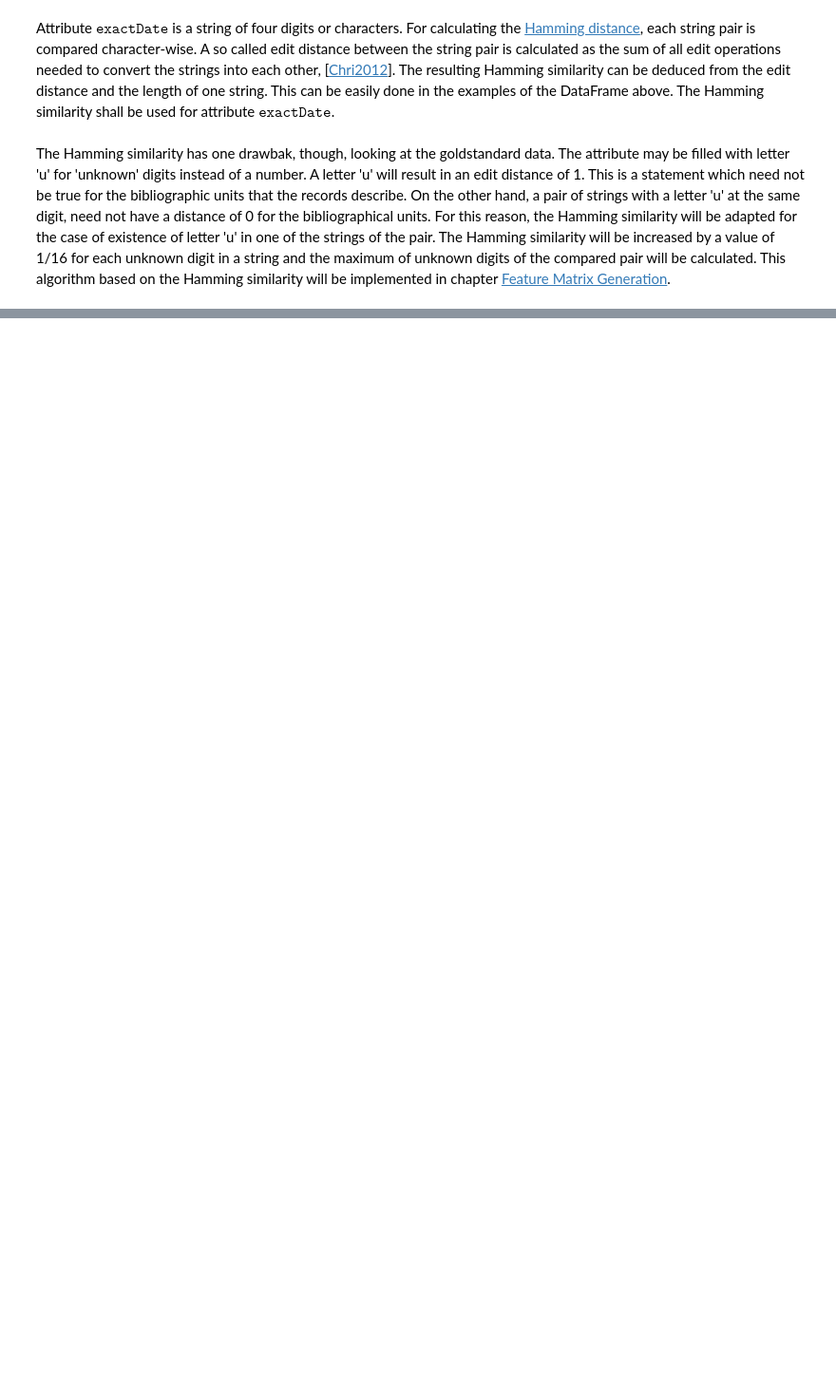
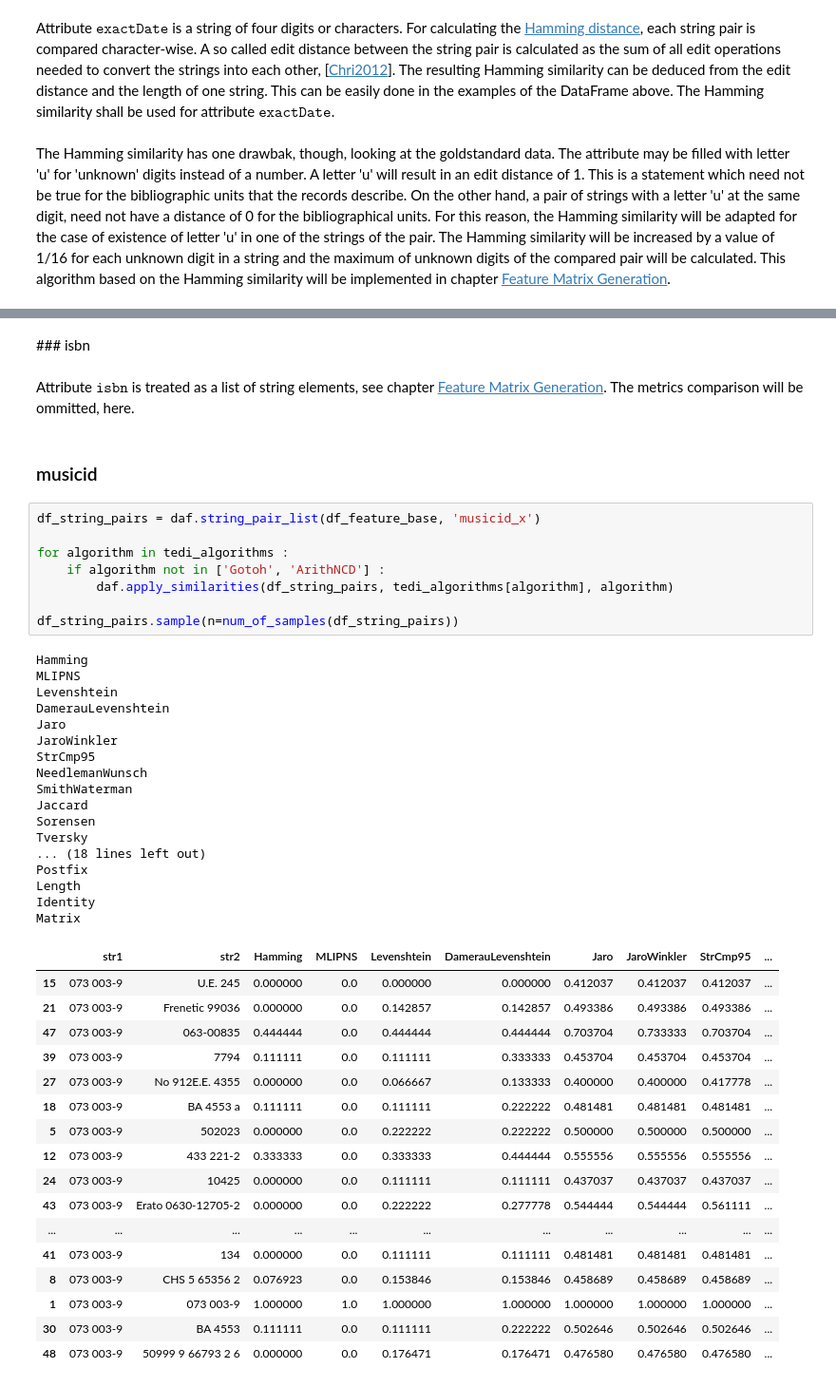
Before and after one commit to swissbib/clustering_metadata, a Jupyter notebook: B_CompareSimilarities.ipynb, the cells around one changed output, grey strips where cells are left out. Shown at 95% size. Saved outputs shown, nothing was run; the diff lists cells and outputs as text; blank space fills up the shorter version.

```diff
--- a/B_CompareSimilarities.ipynb
+++ b/B_CompareSimilarities.ipynb
@@ -177,0 +357,49 @@ The Hamming similarity has one drawbak, though, looking at the goldstandard data
+# %% [markdown]
+### isbn
+# %% [markdown]
+Attribute $\texttt{isbn}$ is treated as a list of string elements, see chapter [Feature Matrix Generation](./3_FeatureMatrixGeneration.ipynb). The metrics comparison will be ommitted, here.
+# %% [markdown]
+### musicid
+# %%
+df_string_pairs = daf.string_pair_list(df_feature_base, 'musicid_x')
+
+for algorithm in tedi_algorithms :
+    if algorithm not in ['Gotoh', 'ArithNCD'] :
+        daf.apply_similarities(df_string_pairs, tedi_algorithms[algorithm], algorithm)
+
+df_string_pairs.sample(n=num_of_samples(df_string_pairs))
+# %% [output]
+Hamming
+MLIPNS
+Levenshtein
+DamerauLevenshtein
+Jaro
+JaroWinkler
+StrCmp95
+NeedlemanWunsch
+SmithWaterman
+Jaccard
+Sorensen
+Tversky
+... (18 lines left out)
+Postfix
+Length
+Identity
+Matrix
+|  | str1 | str2 | Hamming | MLIPNS | Levenshtein | DamerauLevenshtein | Jaro | JaroWinkler | StrCmp95 | ... |
+| 15 | 073 003-9 | U.E. 245 | 0.000000 | 0.0 | 0.000000 | 0.000000 | 0.412037 | 0.412037 | 0.412037 | ... |
+| 21 | 073 003-9 | Frenetic 99036 | 0.000000 | 0.0 | 0.142857 | 0.142857 | 0.493386 | 0.493386 | 0.493386 | ... |
+| 47 | 073 003-9 | 063-00835 | 0.444444 | 0.0 | 0.444444 | 0.444444 | 0.703704 | 0.733333 | 0.703704 | ... |
+| 39 | 073 003-9 | 7794 | 0.111111 | 0.0 | 0.111111 | 0.333333 | 0.453704 | 0.453704 | 0.453704 | ... |
+| 27 | 073 003-9 | No 912E.E. 4355 | 0.000000 | 0.0 | 0.066667 | 0.133333 | 0.400000 | 0.400000 | 0.417778 | ... |
+| 18 | 073 003-9 | BA 4553 a | 0.111111 | 0.0 | 0.111111 | 0.222222 | 0.481481 | 0.481481 | 0.481481 | ... |
+| 5 | 073 003-9 | 502023 | 0.000000 | 0.0 | 0.222222 | 0.222222 | 0.500000 | 0.500000 | 0.500000 | ... |
+| 12 | 073 003-9 | 433 221-2 | 0.333333 | 0.0 | 0.333333 | 0.444444 | 0.555556 | 0.555556 | 0.555556 | ... |
+| 24 | 073 003-9 | 10425 | 0.000000 | 0.0 | 0.111111 | 0.111111 | 0.437037 | 0.437037 | 0.437037 | ... |
+| 43 | 073 003-9 | Erato 0630-12705-2 | 0.000000 | 0.0 | 0.222222 | 0.277778 | 0.544444 | 0.544444 | 0.561111 | ... |
+| ... | ... | ... | ... | ... | ... | ... | ... | ... | ... | ... |
+| 41 | 073 003-9 | 134 | 0.000000 | 0.0 | 0.111111 | 0.111111 | 0.481481 | 0.481481 | 0.481481 | ... |
+| 8 | 073 003-9 | CHS 5 65356 2 | 0.076923 | 0.0 | 0.153846 | 0.153846 | 0.458689 | 0.458689 | 0.458689 | ... |
+| 1 | 073 003-9 | 073 003-9 | 1.000000 | 1.0 | 1.000000 | 1.000000 | 1.000000 | 1.000000 | 1.000000 | ... |
+| 30 | 073 003-9 | BA 4553 | 0.111111 | 0.0 | 0.111111 | 0.222222 | 0.502646 | 0.502646 | 0.502646 | ... |
+| 48 | 073 003-9 | 50999 9 66793 2 6 | 0.000000 | 0.0 | 0.176471 | 0.176471 | 0.476580 | 0.476580 | 0.476580 | ... |
```
Also changed, not shown: parts of 29 cells of this notebook, 6 other files.
